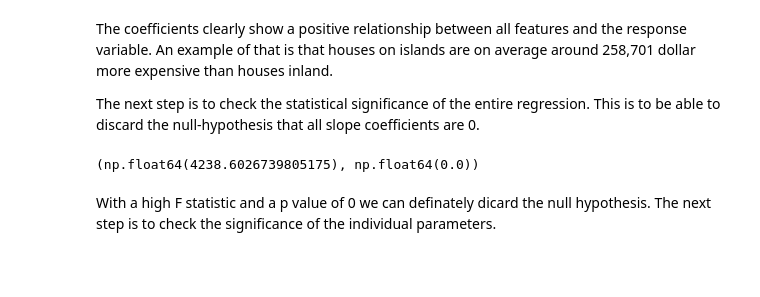
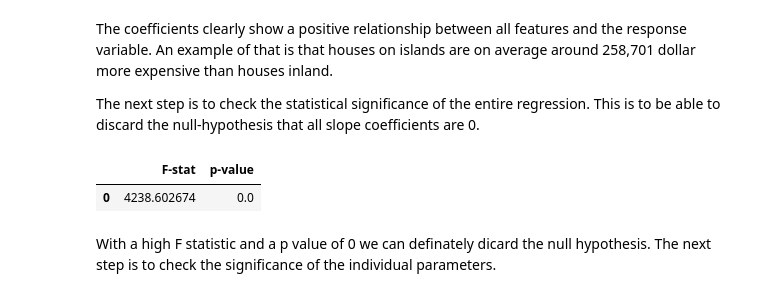
Before and after one commit to Theodor-Helje/python-programming-Theodor-Helje, a Jupyter notebook: Statistiska metoder/Labb/labb_assignment.ipynb, the cells around one changed output. Cells and saved outputs as stored; diff of their text form; code cells hidden in the pictures; blank space fills up the shorter version.

```diff
--- a/Statistiska metoder/Labb/labb_assignment.ipynb
+++ b/Statistiska metoder/Labb/labb_assignment.ipynb
@@ -150,9 +150,10 @@ The coefficients clearly show a positive relationship between all features and t
 
 The next step is to check the statistical significance of the entire regression. This is to be able to discard the null-hypothesis that all slope coefficients are 0.
 # %%
-reg.F_stat, reg.p_value
+pd.DataFrame({'F-stat': [reg.F_stat], 'p-value': [reg.p_value]})
 # %% [output]
-(np.float64(4238.6026739805175), np.float64(0.0))
+|  | F-stat | p-value |
+| 0 | 4238.602674 | 0.0 |
 # %% [markdown]
 With a high F statistic and a p value of 0 we can definately dicard the null hypothesis. The next step is to check the significance of the individual parameters.
 # %%
```
Also changed, not shown: parts of 6 cells of this notebook.
